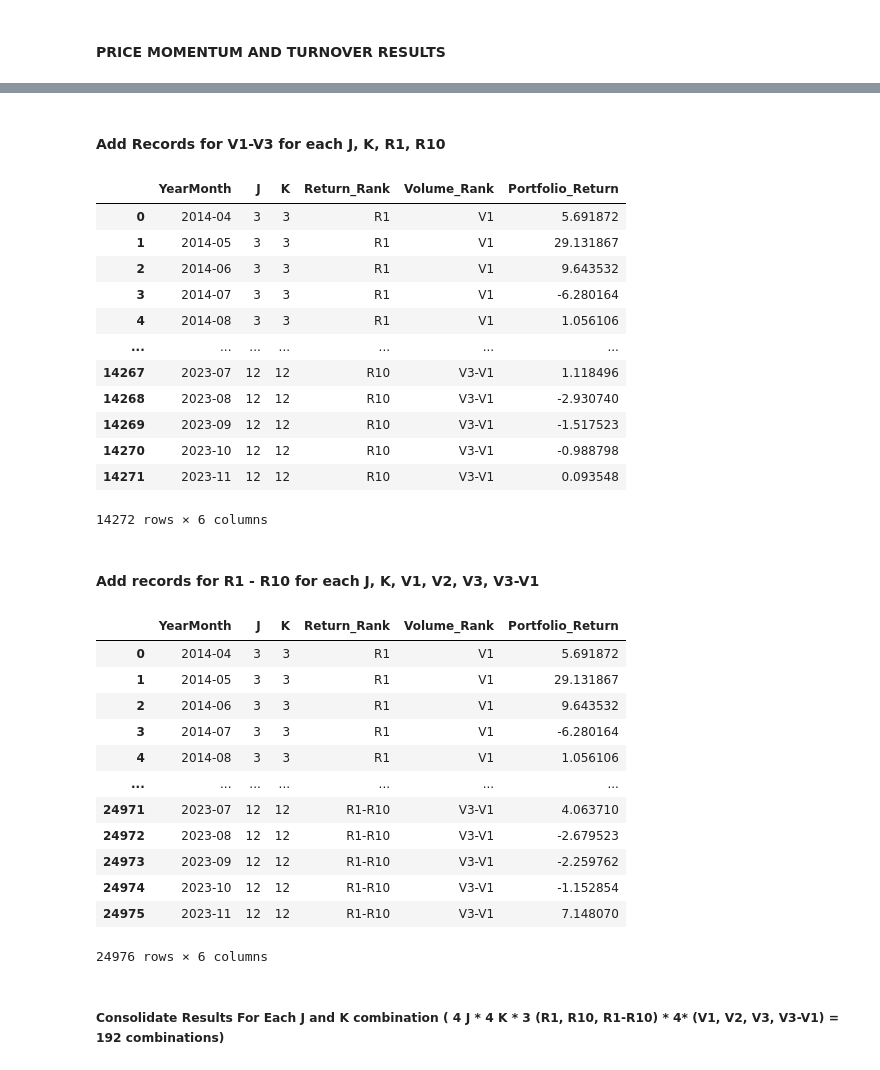
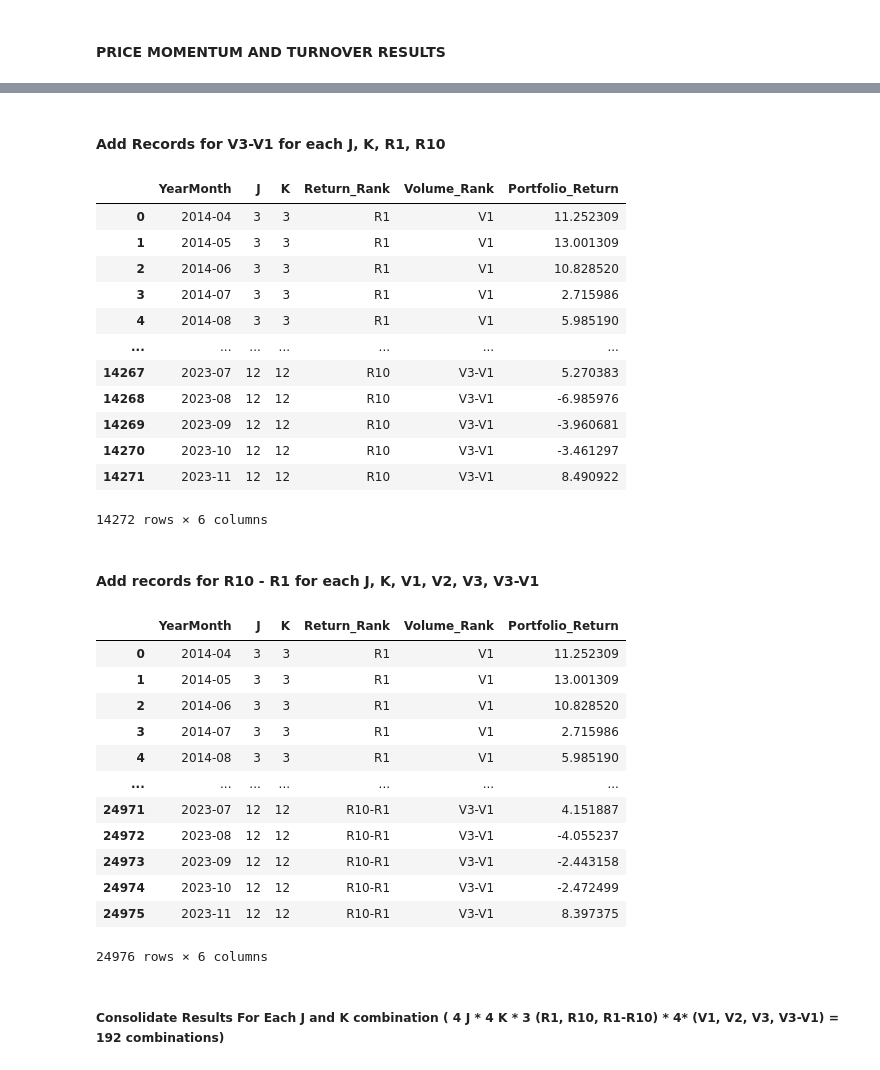
Before and after one commit to rakeshbali31/PriceMomentumAndTradingVolume, a Jupyter notebook: MomentumAndTurnoverFinal.ipynb, the cells around one changed output, grey strips where cells are left out. Saved outputs shown, nothing was run; the diff lists cells and outputs as text; code cells hidden in the pictures.

```diff
--- a/MomentumAndTurnoverFinal.ipynb
+++ b/MomentumAndTurnoverFinal.ipynb
@@ -84,7 +84,7 @@ monthly_data.head()
 # Rank stocks based on cumulative returns
 for period in ['3M', '6M', '9M', '12M']:
     rank_col = f'{period}_Rank'
-    monthly_data[rank_col] = monthly_data.groupby('Date')[f'{period}_Return'].rank(method='first', ascending=False)
+    monthly_data[rank_col] = monthly_data.groupby('Date')[f'{period}_Return'].rank(method='first', ascending=True)
 
 monthly_data.head()
 # %% [output]
@@ -357,6 +362,6 @@ portfolio_returns_df
 10704 rows × 6 columns
 # %% [markdown]
-#### Add Records for V1-V3 for each J, K, R1, R10
+#### Add Records for V3-V1 for each J, K, R1, R10
 # %%
 # Add records for V1 - V3 for each J, K, R1, R10
 diff_results = []
@@ -379,15 +384,15 @@ portfolio_returns_df = pd.concat([portfolio_returns_df, diff_results_df], ignore
 portfolio_returns_df
 # %% [output]
 |  | YearMonth | J | K | Return_Rank | Volume_Rank | Portfolio_Return |
-| 0 | 2014-04 | 3 | 3 | R1 | V1 | 5.691872 |
-| 1 | 2014-05 | 3 | 3 | R1 | V1 | 29.131867 |
-| 2 | 2014-06 | 3 | 3 | R1 | V1 | 9.643532 |
-| 3 | 2014-07 | 3 | 3 | R1 | V1 | -6.280164 |
-| 4 | 2014-08 | 3 | 3 | R1 | V1 | 1.056106 |
+| 0 | 2014-04 | 3 | 3 | R1 | V1 | 11.252309 |
+| 1 | 2014-05 | 3 | 3 | R1 | V1 | 13.001309 |
+| 2 | 2014-06 | 3 | 3 | R1 | V1 | 10.828520 |
+| 3 | 2014-07 | 3 | 3 | R1 | V1 | 2.715986 |
+| 4 | 2014-08 | 3 | 3 | R1 | V1 | 5.985190 |
 | ... | ... | ... | ... | ... | ... | ... |
-| 14267 | 2023-07 | 12 | 12 | R10 | V3-V1 | 1.118496 |
-| 14268 | 2023-08 | 12 | 12 | R10 | V3-V1 | -2.930740 |
-| 14269 | 2023-09 | 12 | 12 | R10 | V3-V1 | -1.517523 |
-| 14270 | 2023-10 | 12 | 12 | R10 | V3-V1 | -0.988798 |
-| 14271 | 2023-11 | 12 | 12 | R10 | V3-V1 | 0.093548 |
+| 14267 | 2023-07 | 12 | 12 | R10 | V3-V1 | 5.270383 |
+| 14268 | 2023-08 | 12 | 12 | R10 | V3-V1 | -6.985976 |
+| 14269 | 2023-09 | 12 | 12 | R10 | V3-V1 | -3.960681 |
+| 14270 | 2023-10 | 12 | 12 | R10 | V3-V1 | -3.461297 |
+| 14271 | 2023-11 | 12 | 12 | R10 | V3-V1 | 8.490922 |
 14272 rows × 6 columns
@@ -394,36 +401,36 @@ portfolio_returns_df
 # %% [markdown]
-#### Add records for R1 - R10 for each J, K, V1, V2, V3, V3-V1
+#### Add records for R10 - R1 for each J, K, V1, V2, V3, V3-V1
 # %%
 # Add records for R1 - R10 for each J, K, V1, V2, V3
 for (J, K, volume_rank), group in portfolio_returns_df.groupby(['J', 'K', 'Volume_Rank']):
     rank1 = group[group['Return_Rank'] == 'R1']
     rank10 = group[group['Return_Rank'] == 'R10']
 
     if not rank1.empty and not rank10.empty:
         for date in rank1['YearMonth'].unique():
             rank1_return = rank1[rank1['YearMonth'] == date]['Portfolio_Return'].values
             rank10_return = rank10[rank10['YearMonth'] == date]['Portfolio_Return'].values
             if len(rank1_return) > 0 and len(rank10_return) > 0:
-                diff_returns_r1_r10 = rank1_return[0] - rank10_return[0]
-                diff_results.append({'YearMonth': date, 'J': J, 'K': K, 'Return_Rank': 'R1-R10', 'Volume_Rank': volume_rank, 'Portfolio_Return': diff_returns_r1_r10})
+                diff_returns_r1_r10 = rank10_return[0] - rank1_return[0]
+                diff_results.append({'YearMonth': date, 'J': J, 'K': K, 'Return_Rank': 'R10-R1', 'Volume_Rank': volume_rank, 'Portfolio_Return': diff_returns_r1_r10})
 
 # Convert the diff_results list to a DataFrame and concatenate with portfolio_returns_df
 diff_results_df = pd.DataFrame(diff_results)
 portfolio_returns_df = pd.concat([portfolio_returns_df, diff_results_df], ignore_index=True)
 portfolio_returns_df
 # %% [output]
 |  | YearMonth | J | K | Return_Rank | Volume_Rank | Portfolio_Return |
-| 0 | 2014-04 | 3 | 3 | R1 | V1 | 5.691872 |
-| 1 | 2014-05 | 3 | 3 | R1 | V1 | 29.131867 |
-| 2 | 2014-06 | 3 | 3 | R1 | V1 | 9.643532 |
-| 3 | 2014-07 | 3 | 3 | R1 | V1 | -6.280164 |
-| 4 | 2014-08 | 3 | 3 | R1 | V1 | 1.056106 |
+| 0 | 2014-04 | 3 | 3 | R1 | V1 | 11.252309 |
+| 1 | 2014-05 | 3 | 3 | R1 | V1 | 13.001309 |
+| 2 | 2014-06 | 3 | 3 | R1 | V1 | 10.828520 |
+| 3 | 2014-07 | 3 | 3 | R1 | V1 | 2.715986 |
+| 4 | 2014-08 | 3 | 3 | R1 | V1 | 5.985190 |
 | ... | ... | ... | ... | ... | ... | ... |
-| 24971 | 2023-07 | 12 | 12 | R1-R10 | V3-V1 | 4.063710 |
-| 24972 | 2023-08 | 12 | 12 | R1-R10 | V3-V1 | -2.679523 |
-| 24973 | 2023-09 | 12 | 12 | R1-R10 | V3-V1 | -2.259762 |
-| 24974 | 2023-10 | 12 | 12 | R1-R10 | V3-V1 | -1.152854 |
-| 24975 | 2023-11 | 12 | 12 | R1-R10 | V3-V1 | 7.148070 |
+| 24971 | 2023-07 | 12 | 12 | R10-R1 | V3-V1 | 4.151887 |
+| 24972 | 2023-08 | 12 | 12 | R10-R1 | V3-V1 | -4.055237 |
+| 24973 | 2023-09 | 12 | 12 | R10-R1 | V3-V1 | -2.443158 |
+| 24974 | 2023-10 | 12 | 12 | R10-R1 | V3-V1 | -2.472499 |
+| 24975 | 2023-11 | 12 | 12 | R10-R1 | V3-V1 | 8.397375 |
 24976 rows × 6 columns
 # %% [markdown]
 ##### Consolidate Results For Each J and K combination ( 4 J * 4 K * 3 (R1, R10, R1-R10) * 4* (V1, V2, V3, V3-V1) = 192 combinations)
```
Also changed, not shown: parts of 8 cells of this notebook, 2 other files.
